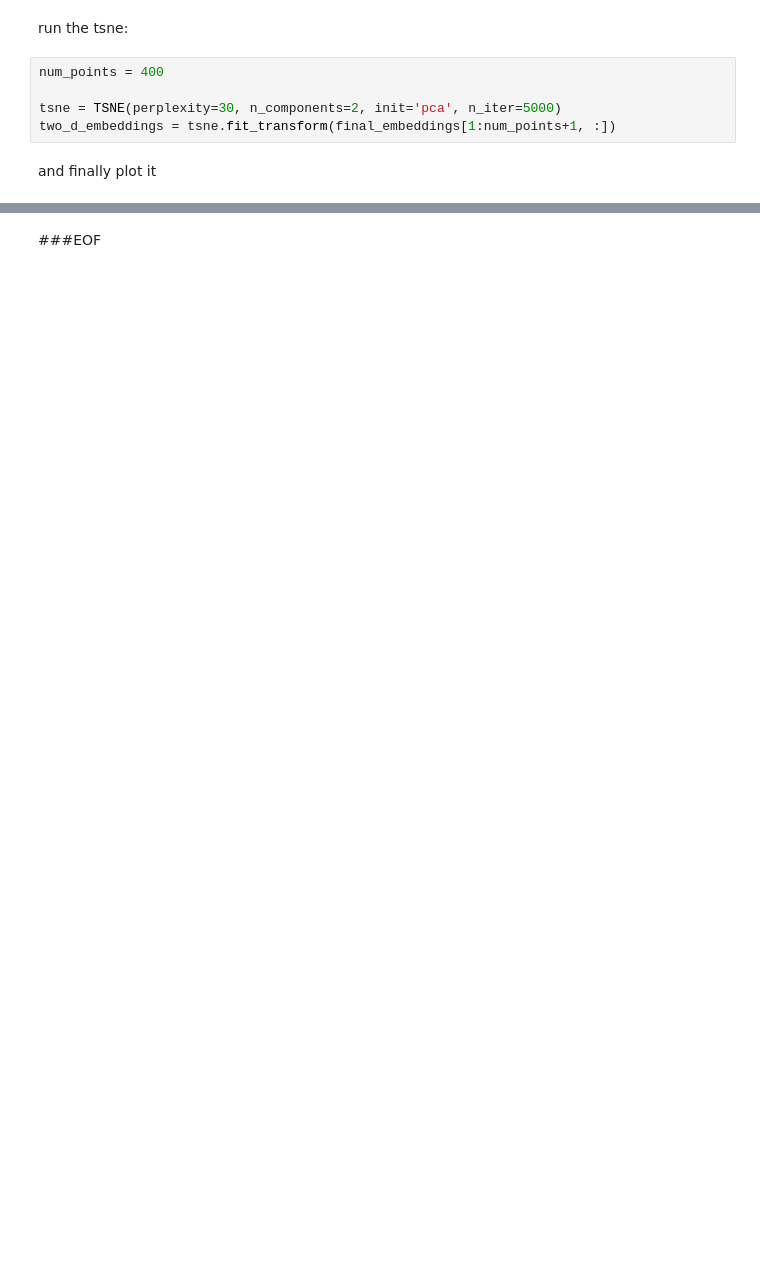
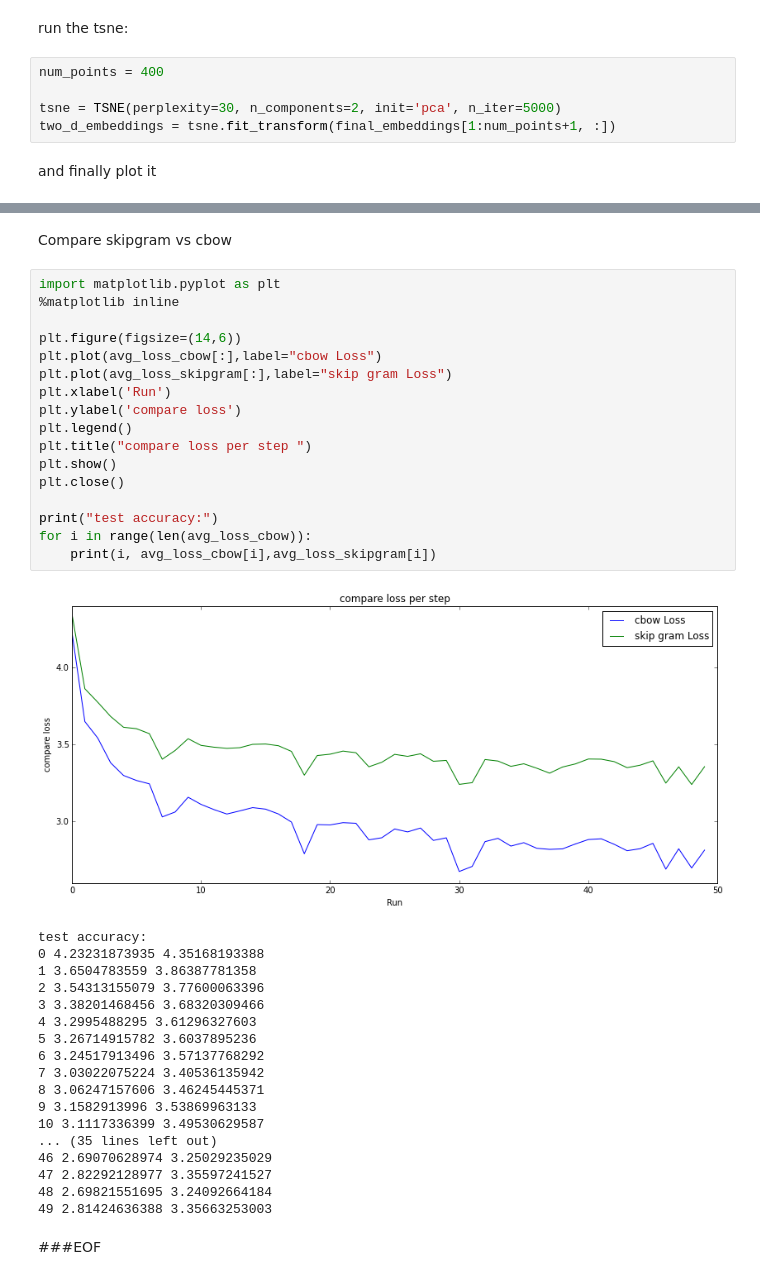
Before and after one commit to llathrop/ud730, a Jupyter notebook: 5_word2vec.ipynb, the cells around one changed output, grey strips where cells are left out. Saved outputs shown, nothing was run; the diff lists cells and outputs as text; blank space fills up the shorter version.

```diff
--- a/5_word2vec.ipynb
+++ b/5_word2vec.ipynb
@@ -467,2 +523,40 @@ plot(two_d_embeddings, words)
+# %% [markdown]
+Compare skipgram vs cbow
+# %%
+import matplotlib.pyplot as plt
+%matplotlib inline
+
+plt.figure(figsize=(14,6))
+plt.plot(avg_loss_cbow[:],label="cbow Loss")
+plt.plot(avg_loss_skipgram[:],label="skip gram Loss")
+plt.xlabel('Run')
+plt.ylabel('compare loss')
+plt.legend()
+plt.title("compare loss per step ")
+plt.show()
+plt.close()
+
+print("test accuracy:")
+for i in range(len(avg_loss_cbow)):
+    print(i, avg_loss_cbow[i],avg_loss_skipgram[i])
+# %% [output]
+[figure, added]
+test accuracy:
+0 4.23231873935 4.35168193388
+1 3.6504783559 3.86387781358
+2 3.54313155079 3.77600063396
+3 3.38201468456 3.68320309466
+4 3.2995488295 3.61296327603
+5 3.26714915782 3.6037895236
+6 3.24517913496 3.57137768292
+7 3.03022075224 3.40536135942
+8 3.06247157606 3.46245445371
+9 3.1582913996 3.53869963133
+10 3.1117336399 3.49530629587
+... (35 lines left out)
+46 2.69070628974 3.25029235029
+47 2.82292128977 3.35597241527
+48 2.69821551695 3.24092664184
+49 2.81424636388 3.35663253003
 # %% [markdown]
 ###EOF
```
Also changed, not shown: parts of 9 cells of this notebook, 1 other file.
